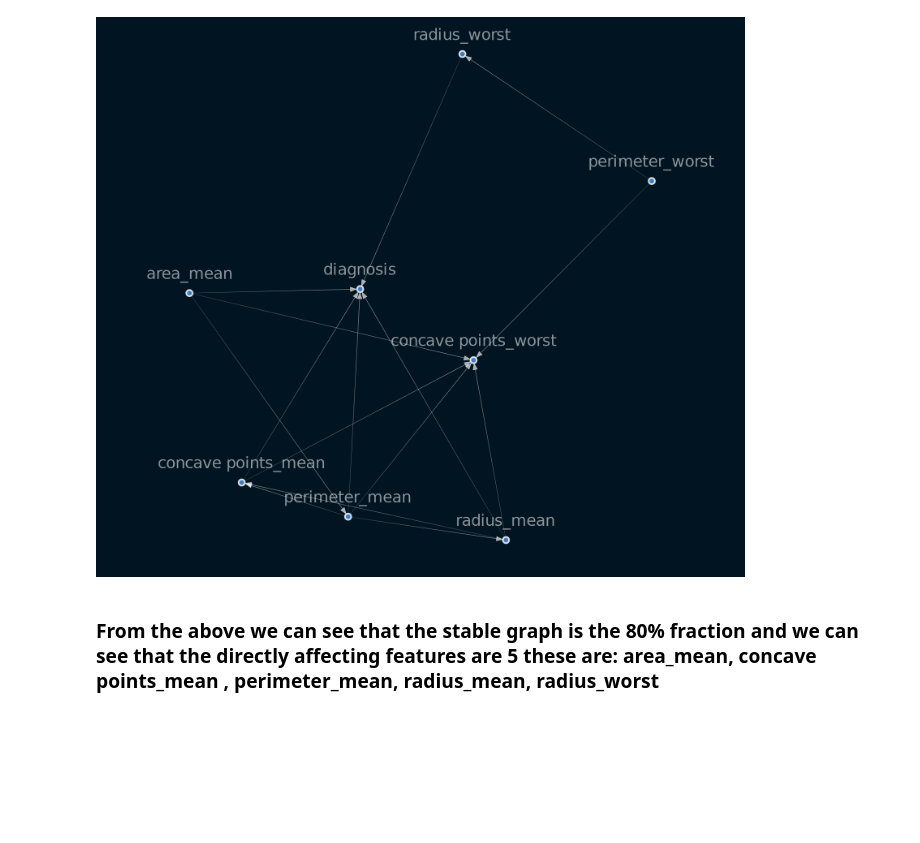
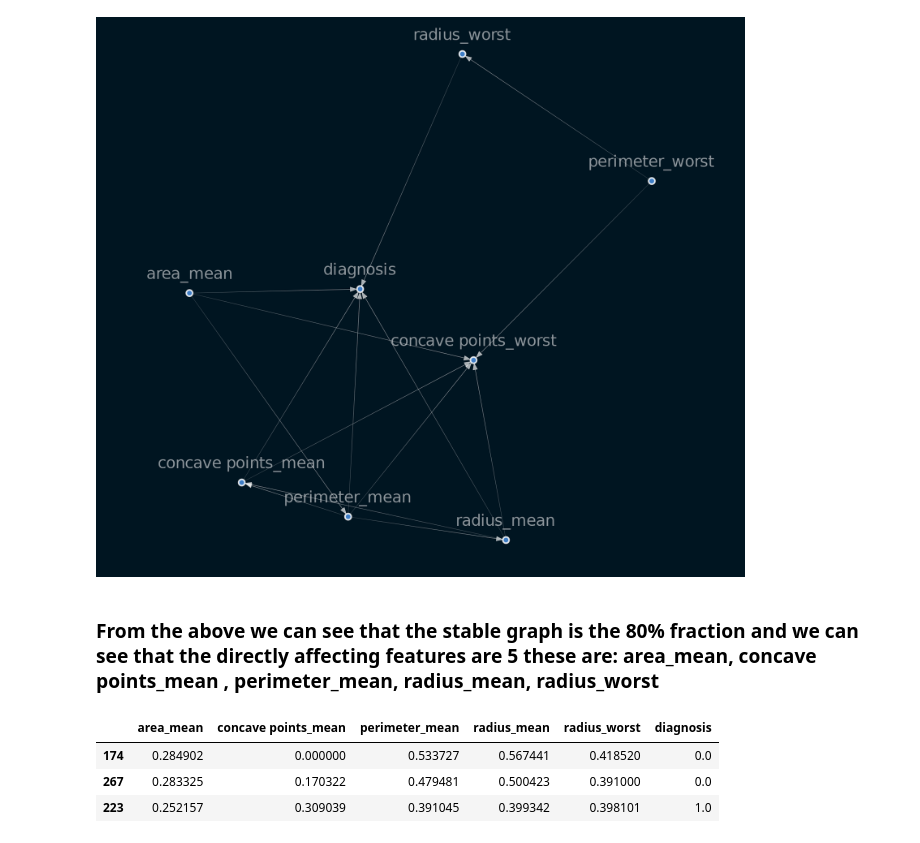
Before and after one commit to Micky373/causal_inference, a Jupyter notebook: notebooks/causal_learning.ipynb, the cells around one changed output. Drawn from its saved outputs; the diff is of its cells as text; code cells hidden in the pictures; blank space fills up the shorter version.

Commit message:
Create a dataframe using causal inference

```diff
--- a/notebooks/causal_learning.ipynb
+++ b/notebooks/causal_learning.ipynb
@@ -71,3 +71,13 @@ plot_causal(sm_80)
 [figure]
 # %% [markdown]
 ### From the above we can see that the stable graph is the 80% fraction and we can see that the directly affecting features are 5 these are: area_mean, concave points_mean , perimeter_mean, radius_mean, radius_worst
+# %%
+causal_selected_columns = ['area_mean', 'concave points_mean', 'perimeter_mean', 'radius_mean', 'radius_worst']
+causal_selected_df = sample_80[causal_selected_columns]
+causal_selected_df['diagnosis'] = sample_80['diagnosis']
+causal_selected_df.head(3)
+# %% [output]
+|  | area_mean | concave points_mean | perimeter_mean | radius_mean | radius_worst | diagnosis |
+| 174 | 0.284902 | 0.000000 | 0.533727 | 0.567441 | 0.418520 | 0.0 |
+| 267 | 0.283325 | 0.170322 | 0.479481 | 0.500423 | 0.391000 | 0.0 |
+| 223 | 0.252157 | 0.309039 | 0.391045 | 0.399342 | 0.398101 | 1.0 |
```
Also changed, not shown: 1 other file.
